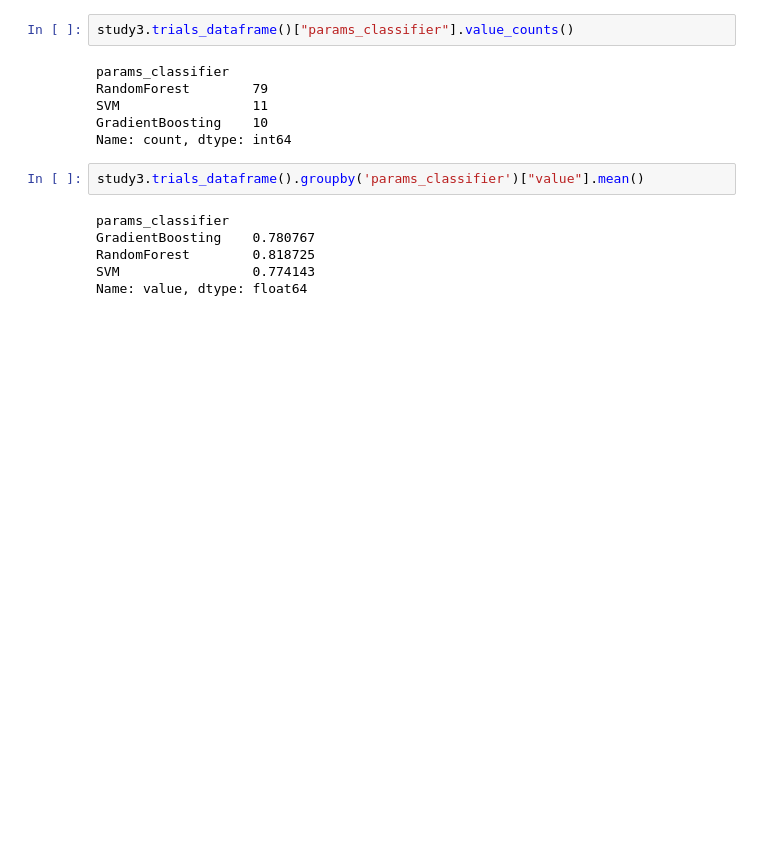
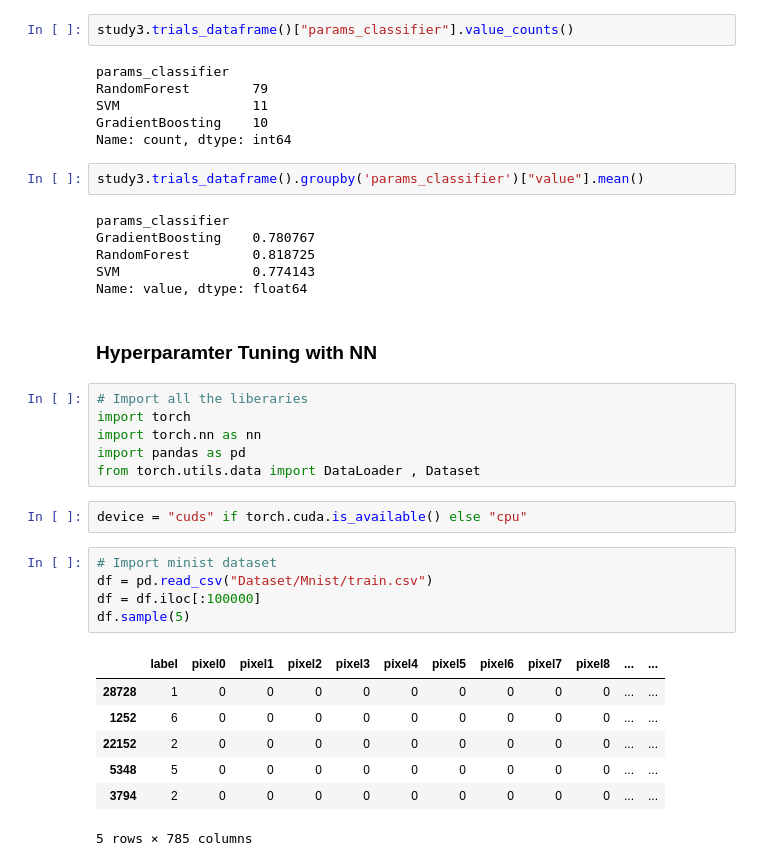
Before and after one commit to Shantnu-singh/PyTorch---Basic-to-Advance, a Jupyter notebook: L10 - Hyperparamter Tuning.ipynb, the cells around one changed output. Saved outputs shown, nothing was run; the diff lists cells and outputs as text; blank space fills up the shorter version.

Commit message:
Added Hyperparameter Tuning Ann

```diff
--- a/L10 - Hyperparamter Tuning.ipynb
+++ b/L10 - Hyperparamter Tuning.ipynb
@@ -264,3 +264,26 @@ GradientBoosting    0.780767
 RandomForest        0.818725
 SVM                 0.774143
 Name: value, dtype: float64
+# %% [markdown]
+### Hyperparamter Tuning with NN
+# %%
+# Import all the liberaries
+import torch
+import torch.nn as nn
+import pandas as pd
+from torch.utils.data import DataLoader , Dataset
+# %%
+device = "cuds" if torch.cuda.is_available() else "cpu"
+# %%
+# Import minist dataset
+df = pd.read_csv("Dataset/Mnist/train.csv")
+df = df.iloc[:100000]
+df.sample(5)
+# %% [output]
+|  | label | pixel0 | pixel1 | pixel2 | pixel3 | pixel4 | pixel5 | pixel6 | pixel7 | pixel8 | ... | ... |
+| 28728 | 1 | 0 | 0 | 0 | 0 | 0 | 0 | 0 | 0 | 0 | ... | ... |
+| 1252 | 6 | 0 | 0 | 0 | 0 | 0 | 0 | 0 | 0 | 0 | ... | ... |
+| 22152 | 2 | 0 | 0 | 0 | 0 | 0 | 0 | 0 | 0 | 0 | ... | ... |
+| 5348 | 5 | 0 | 0 | 0 | 0 | 0 | 0 | 0 | 0 | 0 | ... | ... |
+| 3794 | 2 | 0 | 0 | 0 | 0 | 0 | 0 | 0 | 0 | 0 | ... | ... |
+5 rows × 785 columns
```
Also changed, not shown: parts of 10 cells of this notebook, 1 other file.
